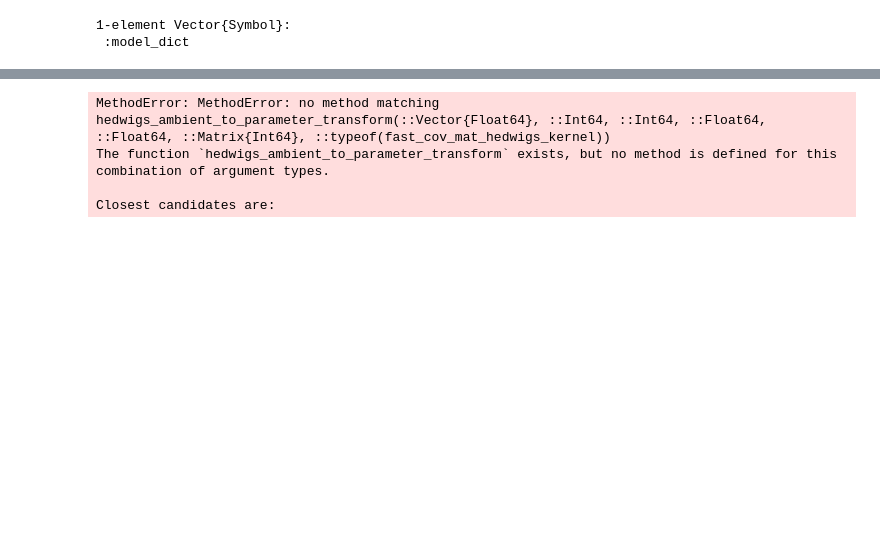
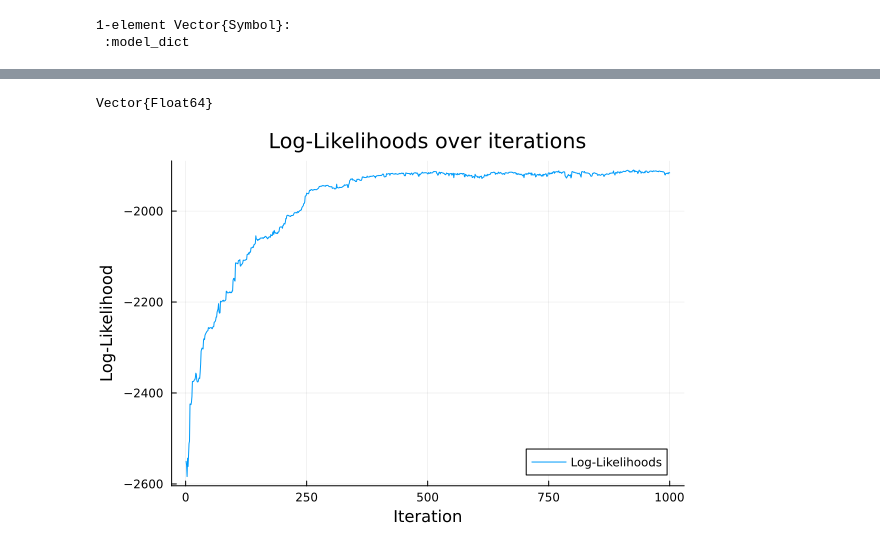
Before and after one commit to tofsi/CodonMolecularEvolution.jl, a Jupyter notebook: faffing_about/faffing_about.ipynb, the cells around one changed output, grey strips where cells are left out. Drawn from its saved outputs; the diff is of its cells as text; code cells hidden in the pictures; blank space fills up the shorter version.

```diff
--- a/faffing_about/faffing_about.ipynb
+++ b/faffing_about/faffing_about.ipynb
@@ -100,12 +125,10 @@ ESS
 # %%
 # Plot log-likelihoods
 
-LL = [log_likelihood(model, sample) for sample in ambient_samples]
+LL = [log_likelihood(model, sample) for sample in ambient_samples[1:1000]]
 println(typeof(LL))
-p4 = plot(1:length(LL), LL, label="Log-Likelihoods", title="Log-Likelihoods over iterations", xlabel="Iteration", ylabel="Log-Likelihood")
-display(p4)
+plot(1:length(LL), LL, label="Log-Likelihoods", title="Log-Likelihoods over iterations", xlabel="Iteration", ylabel="Log-Likelihood")
+savefig("log_likelihoods.png")
 # %% [output]
-MethodError: MethodError: no method matching hedwigs_ambient_to_parameter_transform(::Vector{Float64}, ::Int64, ::Int64, ::Float64, ::Float64, ::Matrix{Int64}, ::typeof(fast_cov_mat_hedwigs_kernel))
-The function `hedwigs_ambient_to_parameter_transform` exists, but no method is defined for this combination of argument types.
-
-Closest candidates are:
+Vector{Float64}
+[figure, added]
```
Also changed, not shown: parts of 10 cells of this notebook, 1 other file.
